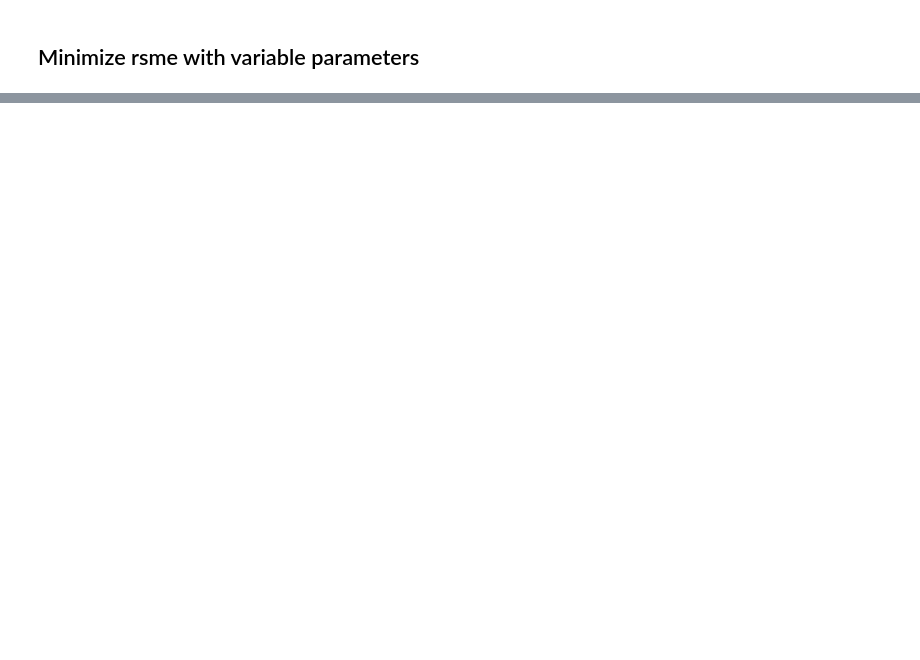
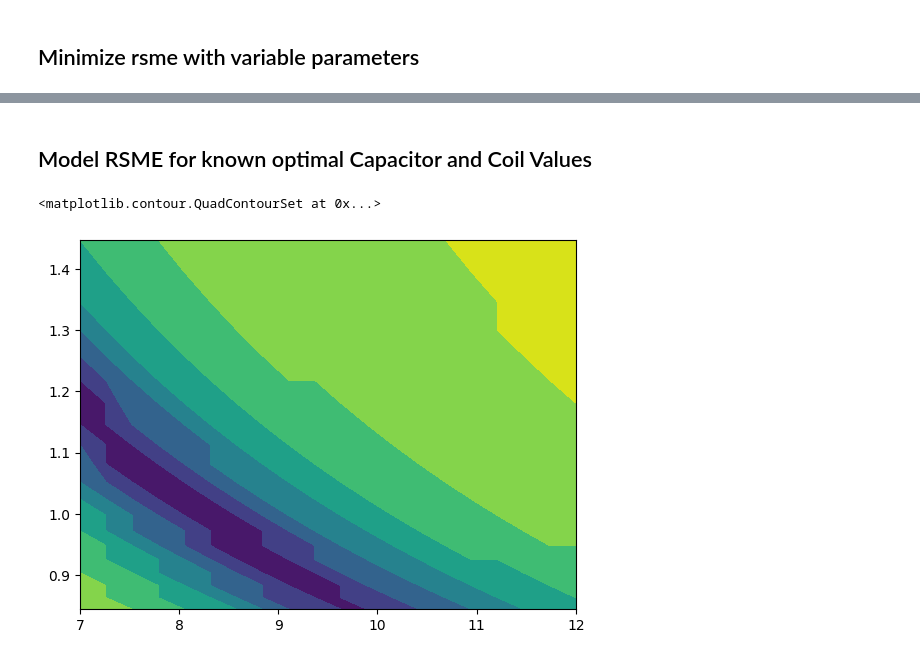
Before and after one commit to JaxRaffnix/Modellbildung-Simulation, a Jupyter notebook: exercise 7/task1.ipynb, the cells around one changed output, grey strips where cells are left out. Cells and saved outputs as stored; diff of their text form; code cells hidden in the pictures; blank space fills up the shorter version.

```diff
--- a/exercise 7/task1.ipynb
+++ b/exercise 7/task1.ipynb
@@ -159,0 +198,18 @@ Optimal COIL: 0.009498355675411262, Optimal CAPACITOR: 0.0013019790107708707, Mi
+# %% [markdown]
+## Model RSME for known optimal Capacitor and Coil Values
+# %%
+def capacitor_best(coil):
+    # misses imaginary unit in nominator
+    capacitor = 0.0000101321/coil
+    # - 0.00841627 * i
+    return capacitor
+
+capacitor_best = capacitor_best(coil_list)
+
+# Z_min_list = root_mean_square_error(predicted_voltage(coil_list, capacitor_variable_list))
+rsme_var_coil = rsme_grid(coil_list, capacitor_best)
+
+plt.contourf(coil_list*10**3, capacitor_best*10**3, rsme_var_coil*10**3)
+# %% [output]
+<matplotlib.contour.QuadContourSet at 0x...>
+[figure, added]
```
Also changed, not shown: parts of 12 cells of this notebook.
